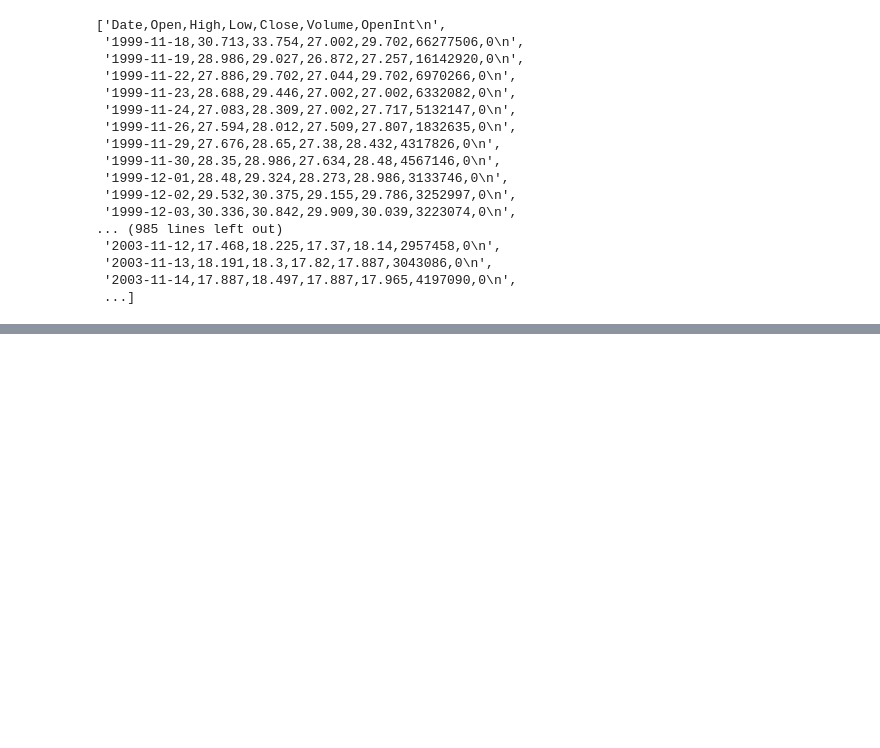
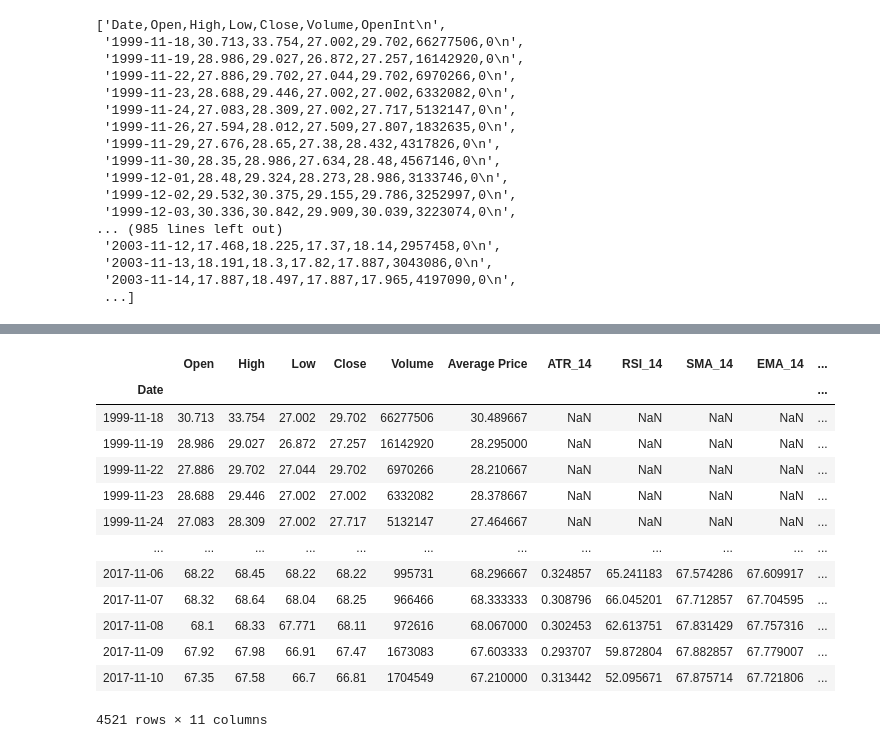
Before and after one commit to riz734/SI-370-Predictive-Models-for-Stocks, a Jupyter notebook: Stock.ipynb, the cells around one changed output, grey strips where cells are left out. Saved outputs shown, nothing was run; the diff lists cells and outputs as text; code cells hidden in the pictures; blank space fills up the shorter version.

```diff
--- a/Stock.ipynb
+++ b/Stock.ipynb
@@ -73,0 +124,2 @@ create_stock_df("a")
+# %%
+stock_df = create_stock_df("a")
@@ -73,0 +211,26 @@ create_stock_df("a")
+# %%
+def add_ta(df, timeperiod):
+    df = add_ATR(df,timeperiod)
+    df = add_RSI(df,timeperiod)
+    df = add_SMA(df,timeperiod)
+    df = add_EMA(df,timeperiod)
+    df = add_OBV(df)
+
+    return df
+# %%
+add_ta(stock_df,14)
+# %% [output]
+|  | Open | High | Low | Close | Volume | Average Price | ATR_14 | RSI_14 | SMA_14 | EMA_14 | ... |
+| Date |  |  |  |  |  |  |  |  |  |  | ... |
+| 1999-11-18 | 30.713 | 33.754 | 27.002 | 29.702 | 66277506 | 30.489667 | NaN | NaN | NaN | NaN | ... |
+| 1999-11-19 | 28.986 | 29.027 | 26.872 | 27.257 | 16142920 | 28.295000 | NaN | NaN | NaN | NaN | ... |
+| 1999-11-22 | 27.886 | 29.702 | 27.044 | 29.702 | 6970266 | 28.210667 | NaN | NaN | NaN | NaN | ... |
+| 1999-11-23 | 28.688 | 29.446 | 27.002 | 27.002 | 6332082 | 28.378667 | NaN | NaN | NaN | NaN | ... |
+| 1999-11-24 | 27.083 | 28.309 | 27.002 | 27.717 | 5132147 | 27.464667 | NaN | NaN | NaN | NaN | ... |
+| ... | ... | ... | ... | ... | ... | ... | ... | ... | ... | ... | ... |
+| 2017-11-06 | 68.22 | 68.45 | 68.22 | 68.22 | 995731 | 68.296667 | 0.324857 | 65.241183 | 67.574286 | 67.609917 | ... |
+| 2017-11-07 | 68.32 | 68.64 | 68.04 | 68.25 | 966466 | 68.333333 | 0.308796 | 66.045201 | 67.712857 | 67.704595 | ... |
+| 2017-11-08 | 68.1 | 68.33 | 67.771 | 68.11 | 972616 | 68.067000 | 0.302453 | 62.613751 | 67.831429 | 67.757316 | ... |
+| 2017-11-09 | 67.92 | 67.98 | 66.91 | 67.47 | 1673083 | 67.603333 | 0.293707 | 59.872804 | 67.882857 | 67.779007 | ... |
+| 2017-11-10 | 67.35 | 67.58 | 66.7 | 66.81 | 1704549 | 67.210000 | 0.313442 | 52.095671 | 67.875714 | 67.721806 | ... |
+4521 rows × 11 columns
```
Also changed, not shown: parts of 9 cells of this notebook.
